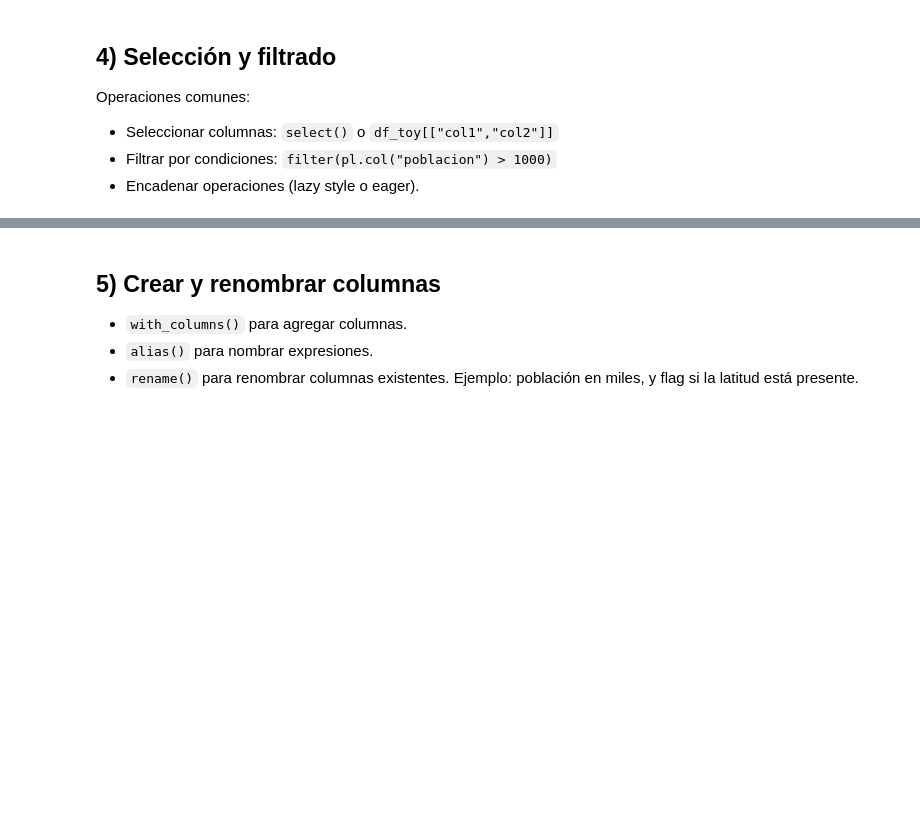
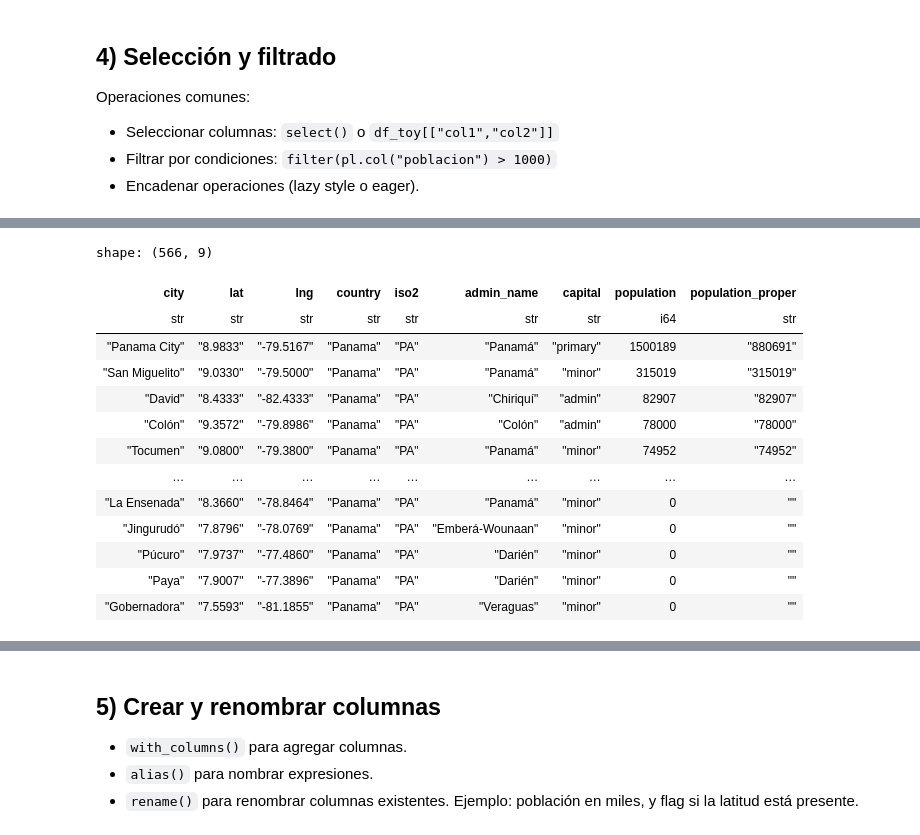
Before and after one commit to emilopez/datascience-course, a Jupyter notebook: clases/clase_04_polars_intro.ipynb, the cells around one changed output, grey strips where cells are left out. Cells and saved outputs as stored; diff of their text form; code cells hidden in the pictures; blank space fills up the shorter version.

```diff
--- a/clases/clase_04_polars_intro.ipynb
+++ b/clases/clase_04_polars_intro.ipynb
@@ -153,0 +310,26 @@ shape: (3, 5)
+# %%
+df_loca_pan = df_loca_pan.with_columns(
+    pl.when(pl.col("population") == "")
+    .then(pl.lit("0"))
+    .otherwise(pl.col("population"))
+    .alias("population")
+).with_columns(
+    pl.col("population").cast(pl.Int64)
+)
+# %%
+df_loca_pan
+# %% [output]
+shape: (566, 9)
+| city | lat | lng | country | iso2 | admin_name | capital | population | population_proper |
+| str | str | str | str | str | str | str | i64 | str |
+| "Panama City" | "8.9833" | "-79.5167" | "Panama" | "PA" | "Panamá" | "primary" | 1500189 | "880691" |
+| "San Miguelito" | "9.0330" | "-79.5000" | "Panama" | "PA" | "Panamá" | "minor" | 315019 | "315019" |
+| "David" | "8.4333" | "-82.4333" | "Panama" | "PA" | "Chiriquí" | "admin" | 82907 | "82907" |
+| "Colón" | "9.3572" | "-79.8986" | "Panama" | "PA" | "Colón" | "admin" | 78000 | "78000" |
+| "Tocumen" | "9.0800" | "-79.3800" | "Panama" | "PA" | "Panamá" | "minor" | 74952 | "74952" |
+| … | … | … | … | … | … | … | … | … |
+| "La Ensenada" | "8.3660" | "-78.8464" | "Panama" | "PA" | "Panamá" | "minor" | 0 | "" |
+| "Jingurudó" | "7.8796" | "-78.0769" | "Panama" | "PA" | "Emberá-Wounaan" | "minor" | 0 | "" |
+| "Púcuro" | "7.9737" | "-77.4860" | "Panama" | "PA" | "Darién" | "minor" | 0 | "" |
+| "Paya" | "7.9007" | "-77.3896" | "Panama" | "PA" | "Darién" | "minor" | 0 | "" |
+| "Gobernadora" | "7.5593" | "-81.1855" | "Panama" | "PA" | "Veraguas" | "minor" | 0 | "" |
```
Also changed, not shown: parts of 39 cells of this notebook.
